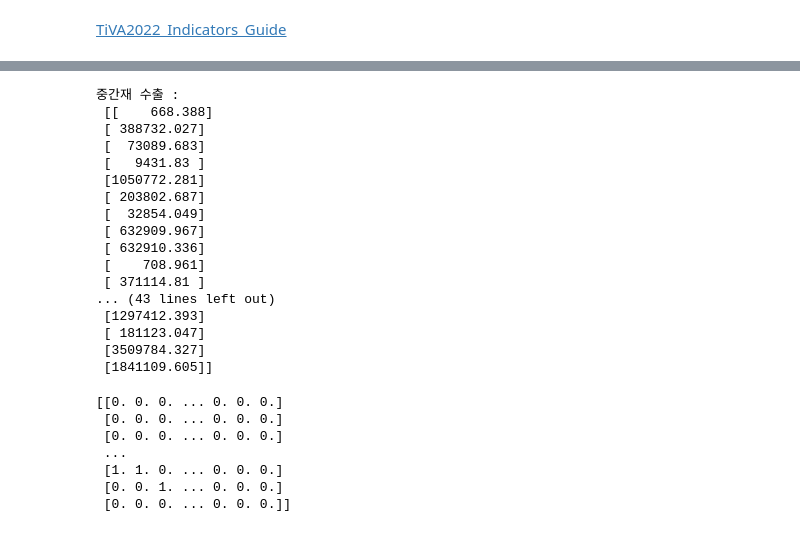
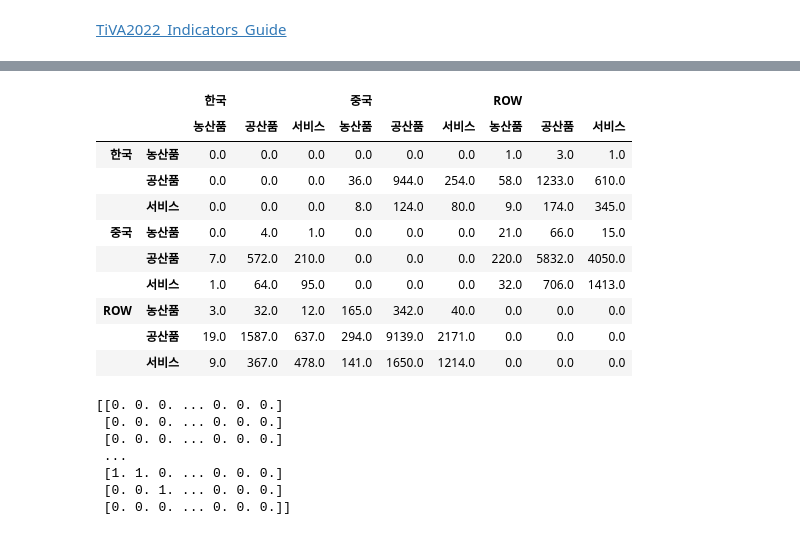
Before and after one commit to Tom-Jung/legendary-funicular, a Jupyter notebook: Ch8_1. ICIO_Indicators.ipynb, the cells around one changed output, grey strips where cells are left out. Drawn from its saved outputs; the diff is of its cells as text; code cells hidden in the pictures.

```diff
--- a/Ch8_1. ICIO_Indicators.ipynb
+++ b/Ch8_1. ICIO_Indicators.ipynb
@@ -105,37 +106,51 @@ array([['15167.950697999999', '61.24034', '0.000601', '13.733776',
 # %%
-mtx_for_int= linalg.block_diag(np.ones((3,3)),np.ones((3,3)),np.ones((3,3)),np.ones((3,3)),np.ones((3,3)),np.ones((3,3)))
+mtx_for_int= linalg.block_diag(np.ones((3,3)),np.ones((3,3)),np.ones((3,3)))
 mtx_for_tra=np.where(mtx_for_int == 1, 0, 1)
 
-INT = icio_2[0:18,0:18].astype(float)
+INT = icio_2[0:9,0:9].astype(float)
 
-EXGR_INT_mt = (INT*mtx_for_tra).reshape([18,18])  # 중간재 수출
-EXGR_INT = EXGR_INT_mt.sum(axis=1).reshape([18,1])
+EXIM_INT_mt = (INT*mtx_for_tra).reshape([9,9])  # 중간재 수출입
+# EXGR_INT = EXGR_INT_mt.sum(axis=1).reshape([9,1])
 
-FD = icio_2[0:18,18:36].astype(float)
+FD = icio_2[0:9,9:18].astype(float)
 
-EXGR_FNL_mt = (FD*mtx_for_tra).reshape([18,18])  # 중간재 수출
-EXGR_FNL = EXGR_FNL_mt.sum(axis=1).reshape([18,1])
+EXIM_FNL_mt = (FD*mtx_for_tra).reshape([9,9])  # 최종재 수출입
+# EXGR_FNL = EXGR_FNL_mt.sum(axis=1).reshape([9,1])
 
-EXGR = EXGR_INT + EXGR_FNL
+EXIM = EXIM_INT_mt + EXIM_FNL_mt  # 총수출입
 
-print('중간재 수출 : \n', EXGR_INT, '\n')
-print('최종재 수출 : \n', EXGR_FNL, '\n')
-print('총수출 : \n', EXGR, '\n')
+# Ex_all = np.concatenate((EXGR, EXGR_INT, EXGR_FNL),axis=1)
+
+
+EXIM_INT_df = pd.DataFrame(EXIM_INT_mt, columns = [['한국','한국', '한국','중국','중국','중국','ROW','ROW','ROW'],
+                          ['농산품','공산품', '서비스','농산품','공산품', '서비스','농산품','공산품', '서비스']],
+
+                         index=[['한국','한국', '한국','중국','중국','중국','ROW','ROW','ROW'],
+                          ['농산품','공산품', '서비스','농산품','공산품', '서비스','농산품','공산품', '서비스']])
+
+EXIM_FNL_df = pd.DataFrame(EXIM_FNL_mt, columns = [['한국','한국', '한국','중국','중국','중국','ROW','ROW','ROW'],
+                          ['소비','투자', '수출','소비','투자', '수출','소비','투자', '수출']],
+
+                         index=[['한국','한국', '한국','중국','중국','중국','ROW','ROW','ROW'],
+                          ['농산품','공산품', '서비스','농산품','공산품', '서비스','농산품','공산품', '서비스']])
+EXIM_INT_df
+
+# Ex_all_df = pd.DataFrame(Ex_all, columns = ['총수출', '중간재수출', '최종재수출'],
+#                          index=[['한국','한국', '한국','중국','중국','중국','ROW','ROW','ROW'],
+#                           ['농산품','공산품', '서비스','농산품','공산품', '서비스','농산품','공산품', '서비스']])
+# Ex_all_df
+# print('중간재 수출 : \n', EXGR_INT, '\n')
+# print('최종재 수출 : \n', EXGR_FNL, '\n')
+# print('총수출 : \n', EXGR, '\n')
 # %% [output]
-중간재 수출 :
- [[    668.388]
- [ 388732.027]
- [  73089.683]
- [   9431.83 ]
- [1050772.281]
- [ 203802.687]
- [  32854.049]
- [ 632909.967]
- [ 632910.336]
- [    708.961]
- [ 371114.81 ]
-... (43 lines left out)
- [1297412.393]
- [ 181123.047]
- [3509784.327]
- [1841109.605]]
+|  |  | 한국 |  |  | 중국 |  |  | ROW |  |  |
+|  |  | 농산품 | 공산품 | 서비스 | 농산품 | 공산품 | 서비스 | 농산품 | 공산품 | 서비스 |
+| 한국 | 농산품 | 0.0 | 0.0 | 0.0 | 0.0 | 0.0 | 0.0 | 1.0 | 3.0 | 1.0 |
+|  | 공산품 | 0.0 | 0.0 | 0.0 | 36.0 | 944.0 | 254.0 | 58.0 | 1233.0 | 610.0 |
+|  | 서비스 | 0.0 | 0.0 | 0.0 | 8.0 | 124.0 | 80.0 | 9.0 | 174.0 | 345.0 |
+| 중국 | 농산품 | 0.0 | 4.0 | 1.0 | 0.0 | 0.0 | 0.0 | 21.0 | 66.0 | 15.0 |
+|  | 공산품 | 7.0 | 572.0 | 210.0 | 0.0 | 0.0 | 0.0 | 220.0 | 5832.0 | 4050.0 |
+|  | 서비스 | 1.0 | 64.0 | 95.0 | 0.0 | 0.0 | 0.0 | 32.0 | 706.0 | 1413.0 |
+| ROW | 농산품 | 3.0 | 32.0 | 12.0 | 165.0 | 342.0 | 40.0 | 0.0 | 0.0 | 0.0 |
+|  | 공산품 | 19.0 | 1587.0 | 637.0 | 294.0 | 9139.0 | 2171.0 | 0.0 | 0.0 | 0.0 |
+|  | 서비스 | 9.0 | 367.0 | 478.0 | 141.0 | 1650.0 | 1214.0 | 0.0 | 0.0 | 0.0 |
```
Also changed, not shown: parts of 7 cells of this notebook.
